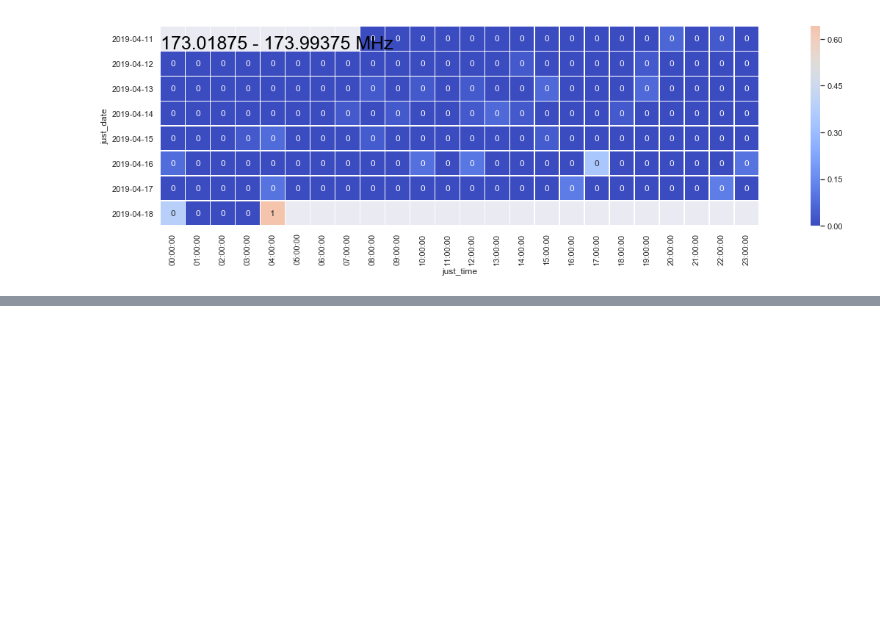
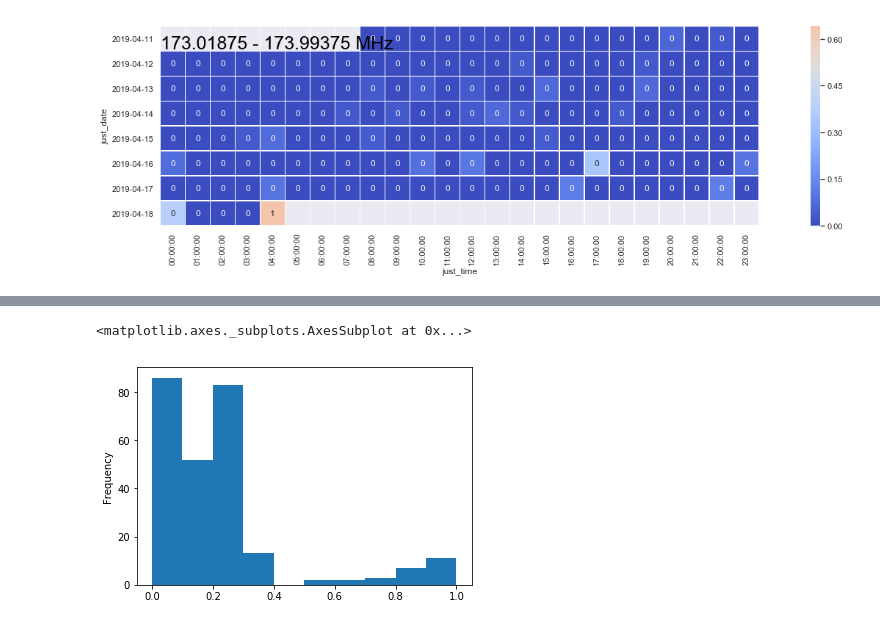
Before and after one commit to ilmars/RCS_Data_Analysis_Python_2019_homeworks, a Jupyter notebook: projekts/projekts.ipynb, the cells around one changed output, grey strips where cells are left out. Saved outputs shown, nothing was run; the diff lists cells and outputs as text; code cells hidden in the pictures; blank space fills up the shorter version.

```diff
--- a/projekts/projekts.ipynb
+++ b/projekts/projekts.ipynb
@@ -311,0 +508,5 @@ createCharts(10015968)
+# %%
+df5[380][2]['proc'].plot(kind='hist')
+# %% [output]
+<matplotlib.axes._subplots.AxesSubplot at 0x...>
+[figure, added]
```
Also changed, not shown: parts of 55 cells of this notebook.
